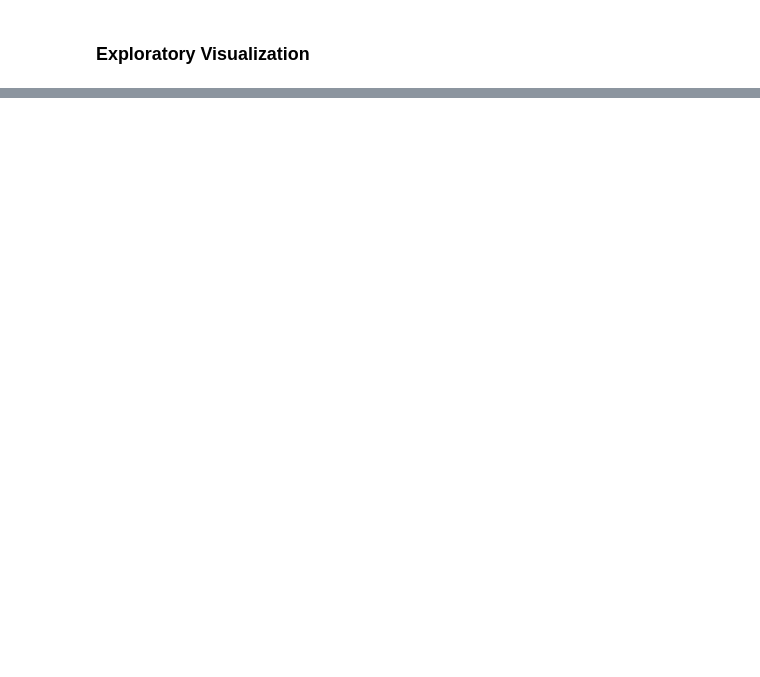
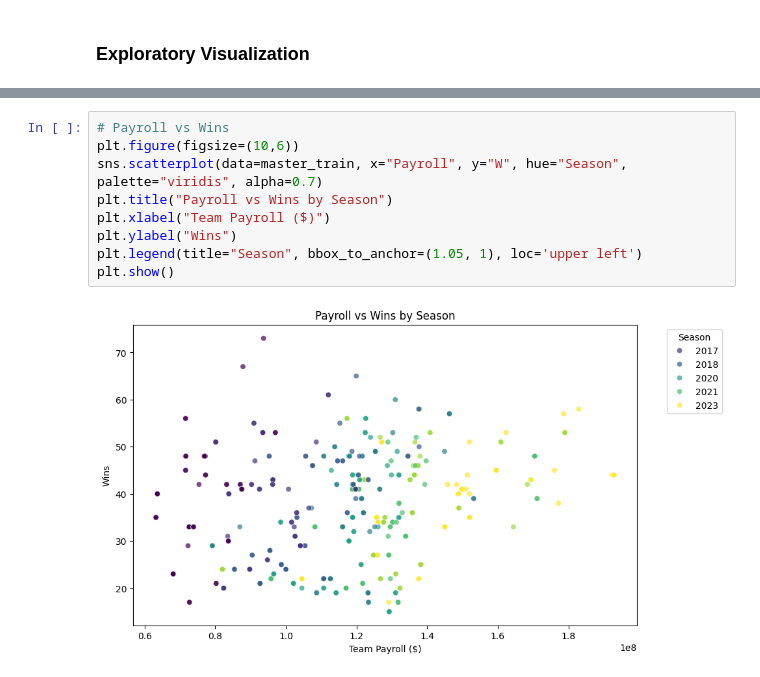
Before and after one commit to trustanprice/basketball-predictions, a Jupyter notebook: notebooks/02_exploration.ipynb, the cells around one changed output, grey strips where cells are left out. Drawn from its saved outputs; the diff is of its cells as text; blank space fills up the shorter version.

```diff
--- a/notebooks/02_exploration.ipynb
+++ b/notebooks/02_exploration.ipynb
@@ -186,0 +270,11 @@ master_test.head()
+# %%
+# Payroll vs Wins
+plt.figure(figsize=(10,6))
+sns.scatterplot(data=master_train, x="Payroll", y="W", hue="Season", palette="viridis", alpha=0.7)
+plt.title("Payroll vs Wins by Season")
+plt.xlabel("Team Payroll ($)")
+plt.ylabel("Wins")
+plt.legend(title="Season", bbox_to_anchor=(1.05, 1), loc='upper left')
+plt.show()
+# %% [output]
+[figure, added]
```
Also changed, not shown: parts of 18 cells of this notebook, 1 other file.
